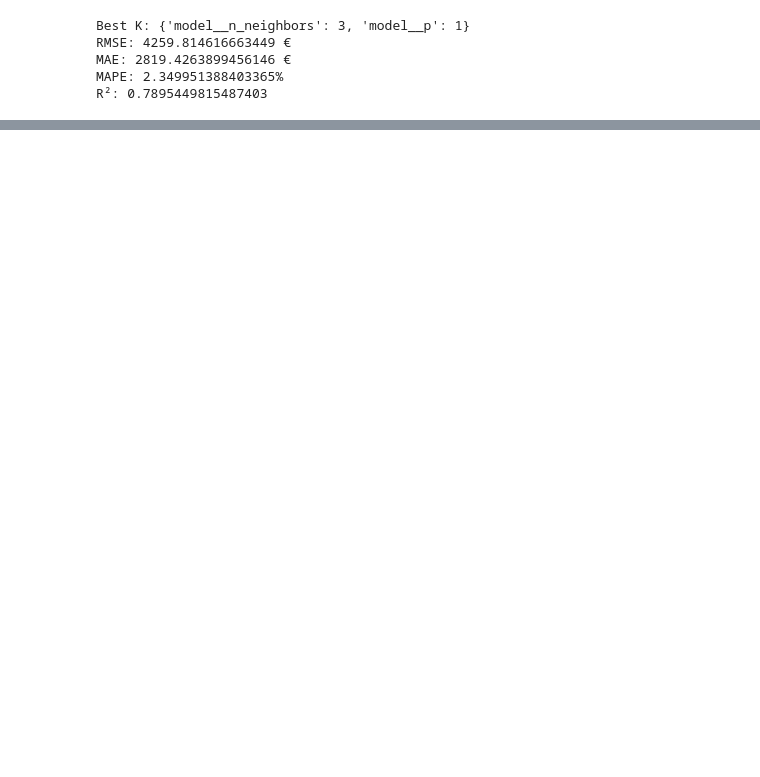
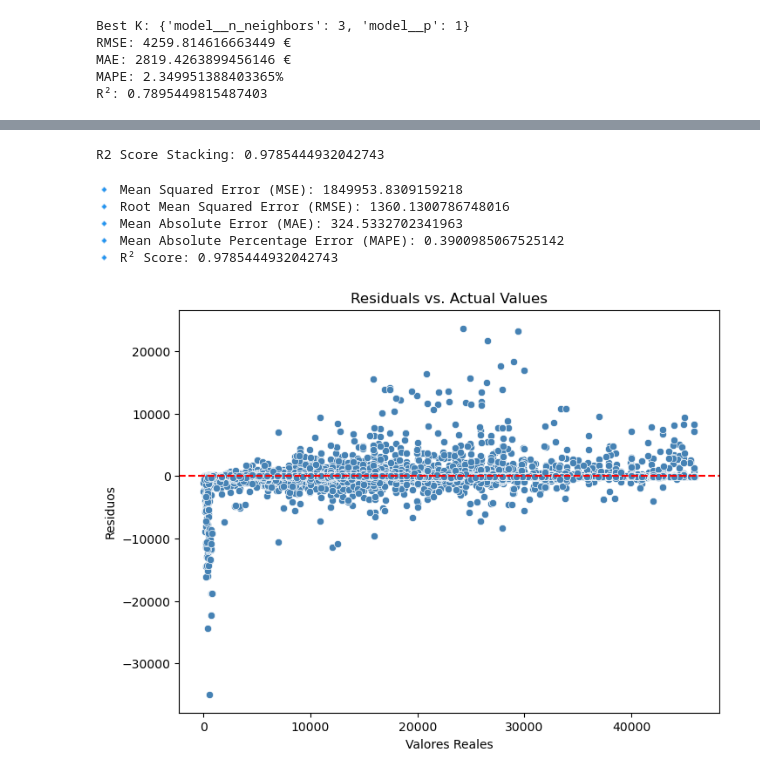
Before and after one commit to aliciacaminero/AutoMatch, a Jupyter notebook: Recomendador/modelo.ipynb, the cells around one changed output, grey strips where cells are left out. Cells and saved outputs as stored; diff of their text form; code cells hidden in the pictures; blank space fills up the shorter version.

```diff
--- a/Recomendador/modelo.ipynb
+++ b/Recomendador/modelo.ipynb
@@ -220,0 +259,13 @@ R²: 0.7895449815487403
+# %%
+# Grid Search
+grid_search_lgbm = GridSearchCV(
+    pipeline_lgbm,
+    param_grid_lgbm,
+    cv=5,
+    scoring='neg_mean_squared_error',
+    n_jobs=-1,
+    verbose=1
+)
+# %%
+print("🔹 Iniciando entrenamiento...")
+grid_search_lgbm.fit(X_train, y_train)
@@ -220,0 +348,3 @@ R²: 0.7895449815487403
+# %%
+# Entrenamiento del modelo stacking
+pipeline_stacking.fit(X_train, y_train)
@@ -220,0 +386,28 @@ R²: 0.7895449815487403
+# %%
+# Evaluación
+score_stacking = pipeline_stacking.score(X_test, y_test)
+print("R2 Score Stacking:", score_stacking)
+# %% [output]
+R2 Score Stacking: 0.9785444932042743
+# %%
+# Predicciones
+y_pred_stacking = pipeline_stacking.predict(X_test)
+
+# Métricas de evaluación
+mse = mean_squared_error(y_test, y_pred_stacking)
+mae = mean_absolute_error(y_test, y_pred_stacking)
+mape = mean_absolute_percentage_error(y_test, y_pred_stacking)
+r2 = r2_score(y_test, y_pred_stacking)
+
+# Impresión de resultados
+print("🔹 Mean Squared Error (MSE):", mse)
+print("🔹 Root Mean Squared Error (RMSE):", rmse)
+print("🔹 Mean Absolute Error (MAE):", mae)
+print("🔹 Mean Absolute Percentage Error (MAPE):", mape)
+print("🔹 R² Score:", r2)
+# %% [output]
+🔹 Mean Squared Error (MSE): 1849953.8309159218
+🔹 Root Mean Squared Error (RMSE): 1360.1300786748016
+🔹 Mean Absolute Error (MAE): 324.5332702341963
+🔹 Mean Absolute Percentage Error (MAPE): 0.3900985067525142
+🔹 R² Score: 0.9785444932042743
@@ -220,0 +417,14 @@ R²: 0.7895449815487403
+# %%
+# Residuos
+residuals = y_test - y_pred_stacking
+
+# Gráfico Residual vs. Valores Reales
+plt.figure(figsize=(8, 6))
+sns.scatterplot(x=y_test, y=residuals, color="steelblue")
+plt.axhline(0, color='red', linestyle='--')
+plt.xlabel('Valores Reales')
+plt.ylabel('Residuos')
+plt.title('Residuals vs. Actual Values')
+plt.show()
+# %% [output]
+[figure, added]
```
Also changed, not shown: parts of 16 cells of this notebook, 1 other file.
